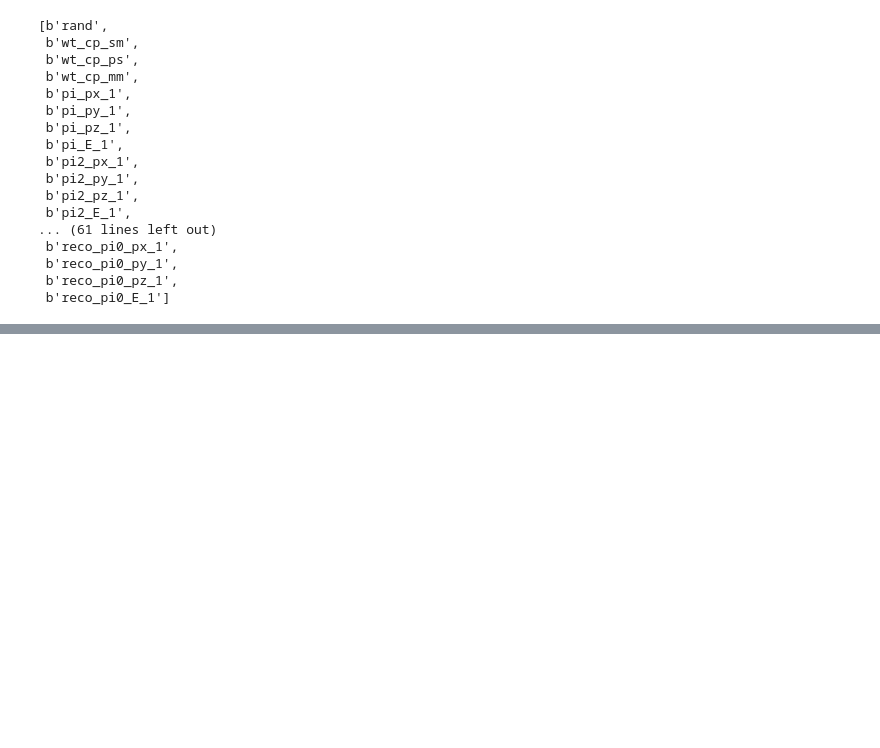
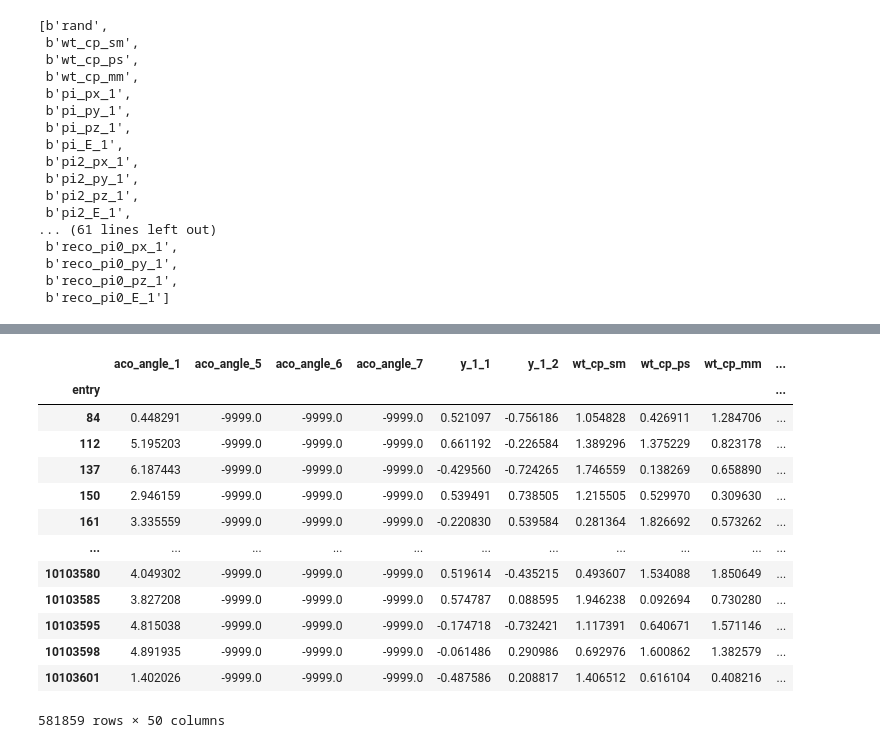
Before and after one commit to stanleyycheung/MSci-Project-HiggsTauTau, a Jupyter notebook: stanley/testing.ipynb, the cells around one changed output, grey strips where cells are left out. Cells and saved outputs as stored; diff of their text form; code cells hidden in the pictures; blank space fills up the shorter version.

```diff
--- a/stanley/testing.ipynb
+++ b/stanley/testing.ipynb
@@ -1265,0 +1350,17 @@ tree.keys()
+# %%
+df[(df['mva_dm_1'] == 1) & (df['mva_dm_2'] == 10) & (df["tau_decay_mode_1"] == 1)] # 581859
+# %% [output]
+|  | aco_angle_1 | aco_angle_5 | aco_angle_6 | aco_angle_7 | y_1_1 | y_1_2 | wt_cp_sm | wt_cp_ps | wt_cp_mm | ... |
+| entry |  |  |  |  |  |  |  |  |  | ... |
+| 84 | 0.448291 | -9999.0 | -9999.0 | -9999.0 | 0.521097 | -0.756186 | 1.054828 | 0.426911 | 1.284706 | ... |
+| 112 | 5.195203 | -9999.0 | -9999.0 | -9999.0 | 0.661192 | -0.226584 | 1.389296 | 1.375229 | 0.823178 | ... |
+| 137 | 6.187443 | -9999.0 | -9999.0 | -9999.0 | -0.429560 | -0.724265 | 1.746559 | 0.138269 | 0.658890 | ... |
+| 150 | 2.946159 | -9999.0 | -9999.0 | -9999.0 | 0.539491 | 0.738505 | 1.215505 | 0.529970 | 0.309630 | ... |
+| 161 | 3.335559 | -9999.0 | -9999.0 | -9999.0 | -0.220830 | 0.539584 | 0.281364 | 1.826692 | 0.573262 | ... |
+| ... | ... | ... | ... | ... | ... | ... | ... | ... | ... | ... |
+| 10103580 | 4.049302 | -9999.0 | -9999.0 | -9999.0 | 0.519614 | -0.435215 | 0.493607 | 1.534088 | 1.850649 | ... |
+| 10103585 | 3.827208 | -9999.0 | -9999.0 | -9999.0 | 0.574787 | 0.088595 | 1.946238 | 0.092694 | 0.730280 | ... |
+| 10103595 | 4.815038 | -9999.0 | -9999.0 | -9999.0 | -0.174718 | -0.732421 | 1.117391 | 0.640671 | 1.571146 | ... |
+| 10103598 | 4.891935 | -9999.0 | -9999.0 | -9999.0 | -0.061486 | 0.290986 | 0.692976 | 1.600862 | 1.382579 | ... |
+| 10103601 | 1.402026 | -9999.0 | -9999.0 | -9999.0 | -0.487586 | 0.208817 | 1.406512 | 0.616104 | 0.408216 | ... |
+581859 rows × 50 columns
```
Also changed, not shown: parts of 8 cells of this notebook, 4 other files.
